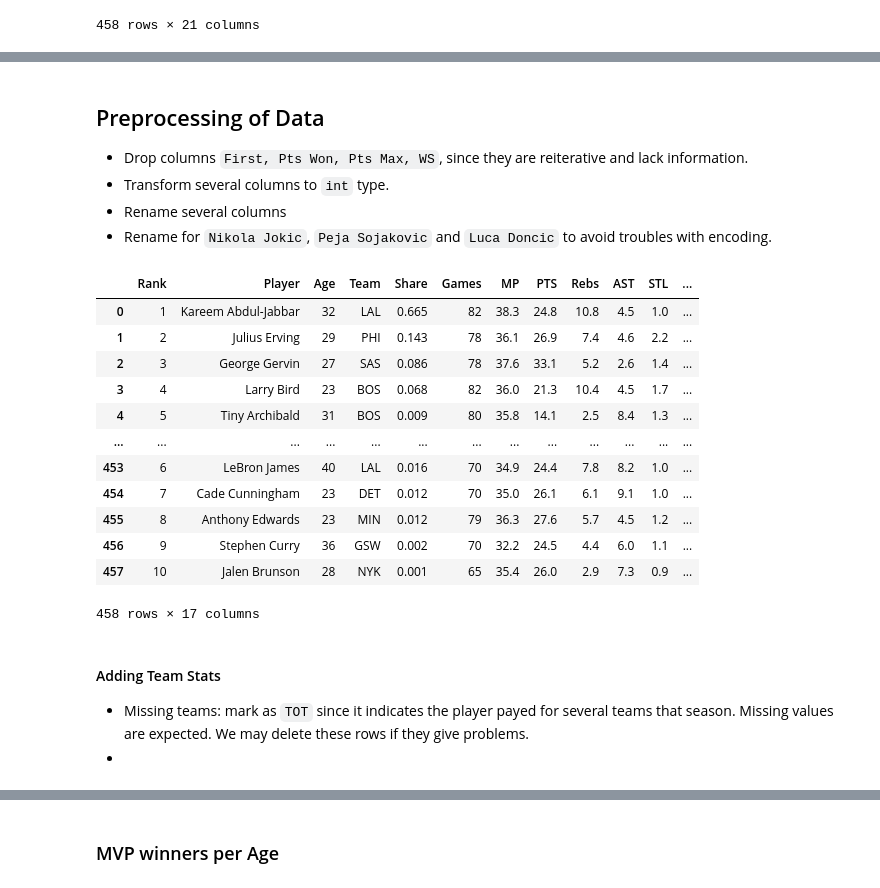
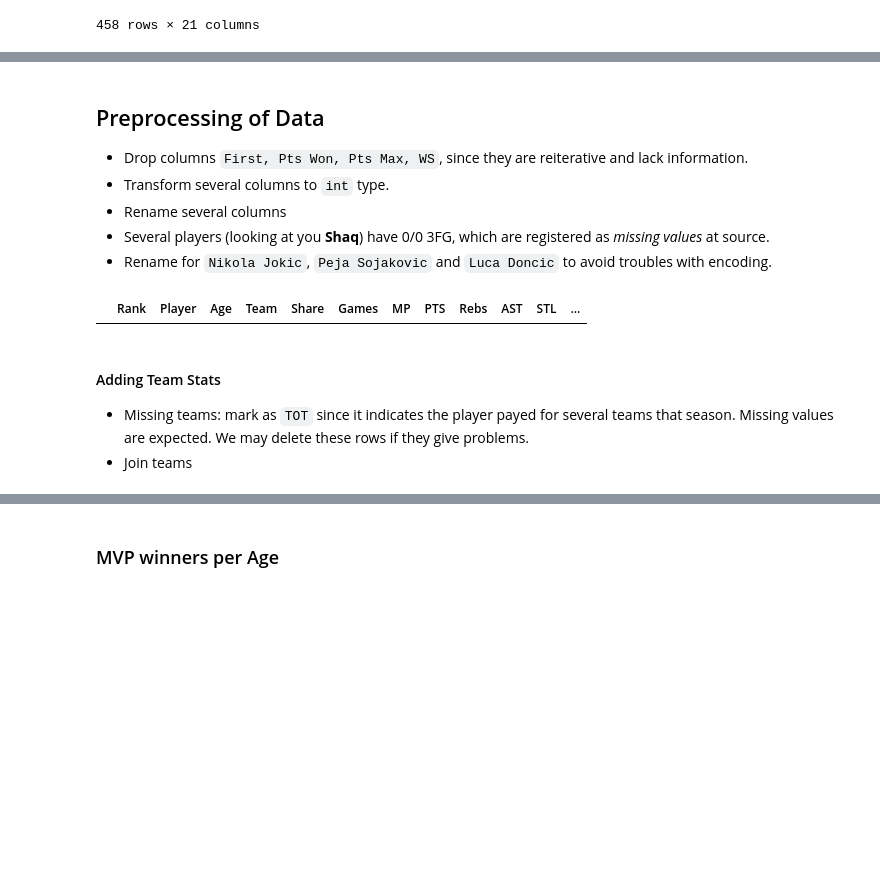
Before and after one commit to valevil27/nba-mvp-analysis, a Jupyter notebook: main.ipynb, the cells around one changed output, grey strips where cells are left out. Drawn from its saved outputs; the diff is of its cells as text; code cells hidden in the pictures; blank space fills up the shorter version.

```diff
--- a/main.ipynb
+++ b/main.ipynb
@@ -96,48 +94,37 @@ df_raw_t
 - Drop columns `First, Pts Won, Pts Max, WS`, since they are reiterative and lack information.
 - Transform several columns to `int` type.
 - Rename several columns
+- Several players (looking at you **Shaq**) have 0/0 3FG, which are registered as _missing values_ at source.
 - Rename for `Nikola Jokic`, `Peja Sojakovic` and `Luca Doncic` to avoid troubles with encoding.
 # %%
 df_p = df_raw.reset_index(drop=True).drop(columns=["First", "Pts Won", "Pts Max", "WS"])
 df_p["Player"] = df_p["Player"].replace(
     {
         "Nikola JokiÄ\x87": "Nikola Jokic",
         "Luka DonÄ\x8diÄ\x87": "Luka Doncic",
         "Peja StojakoviÄ\x87": "Peja Stojakovic",
     }
 )
 df_p["Age"] = df_p["Age"].astype(int)
 df_p["Year"] = df_p["Year"].astype(int)
 df_p["Rank"] = df_p["Rank"].apply(lambda x: int(x[:-1]) if str(x).endswith("T") else int(x))
 df_p["G"] = df_p["G"].astype(int)
 df_p = df_p.rename(
     columns={
         "G": "Games",
         "Tm": "Team",
         "TRB": "Rebs",
     }
 )
-dfwin: pd.DataFrame = df_p[df_p["Rank"] == 1].copy()
-df_p
+df_p["3P%"] = df_p["3P%"].fillna(0)
+df_p[df_p.isna().any(axis=1)]
 # %% [output]
 |  | Rank | Player | Age | Team | Share | Games | MP | PTS | Rebs | AST | STL | ... |
-| 0 | 1 | Kareem Abdul-Jabbar | 32 | LAL | 0.665 | 82 | 38.3 | 24.8 | 10.8 | 4.5 | 1.0 | ... |
-| 1 | 2 | Julius Erving | 29 | PHI | 0.143 | 78 | 36.1 | 26.9 | 7.4 | 4.6 | 2.2 | ... |
-| 2 | 3 | George Gervin | 27 | SAS | 0.086 | 78 | 37.6 | 33.1 | 5.2 | 2.6 | 1.4 | ... |
-| 3 | 4 | Larry Bird | 23 | BOS | 0.068 | 82 | 36.0 | 21.3 | 10.4 | 4.5 | 1.7 | ... |
-| 4 | 5 | Tiny Archibald | 31 | BOS | 0.009 | 80 | 35.8 | 14.1 | 2.5 | 8.4 | 1.3 | ... |
-| ... | ... | ... | ... | ... | ... | ... | ... | ... | ... | ... | ... | ... |
-| 453 | 6 | LeBron James | 40 | LAL | 0.016 | 70 | 34.9 | 24.4 | 7.8 | 8.2 | 1.0 | ... |
-| 454 | 7 | Cade Cunningham | 23 | DET | 0.012 | 70 | 35.0 | 26.1 | 6.1 | 9.1 | 1.0 | ... |
-| 455 | 8 | Anthony Edwards | 23 | MIN | 0.012 | 79 | 36.3 | 27.6 | 5.7 | 4.5 | 1.2 | ... |
-| 456 | 9 | Stephen Curry | 36 | GSW | 0.002 | 70 | 32.2 | 24.5 | 4.4 | 6.0 | 1.1 | ... |
-| 457 | 10 | Jalen Brunson | 28 | NYK | 0.001 | 65 | 35.4 | 26.0 | 2.9 | 7.3 | 0.9 | ... |
-458 rows × 17 columns
 # %% [markdown]
 #### Adding Team Stats
 
 - Missing teams: mark as `TOT` since it indicates the player payed for several teams that season. Missing values are expected. We may delete these rows if they give problems.
--
+- Join teams
 # %%
 df_t = df_raw_t.copy()
 df_t["Team"] = df_t["Team"].fillna("TOT")
```
Also changed, not shown: parts of 8 cells of this notebook.
